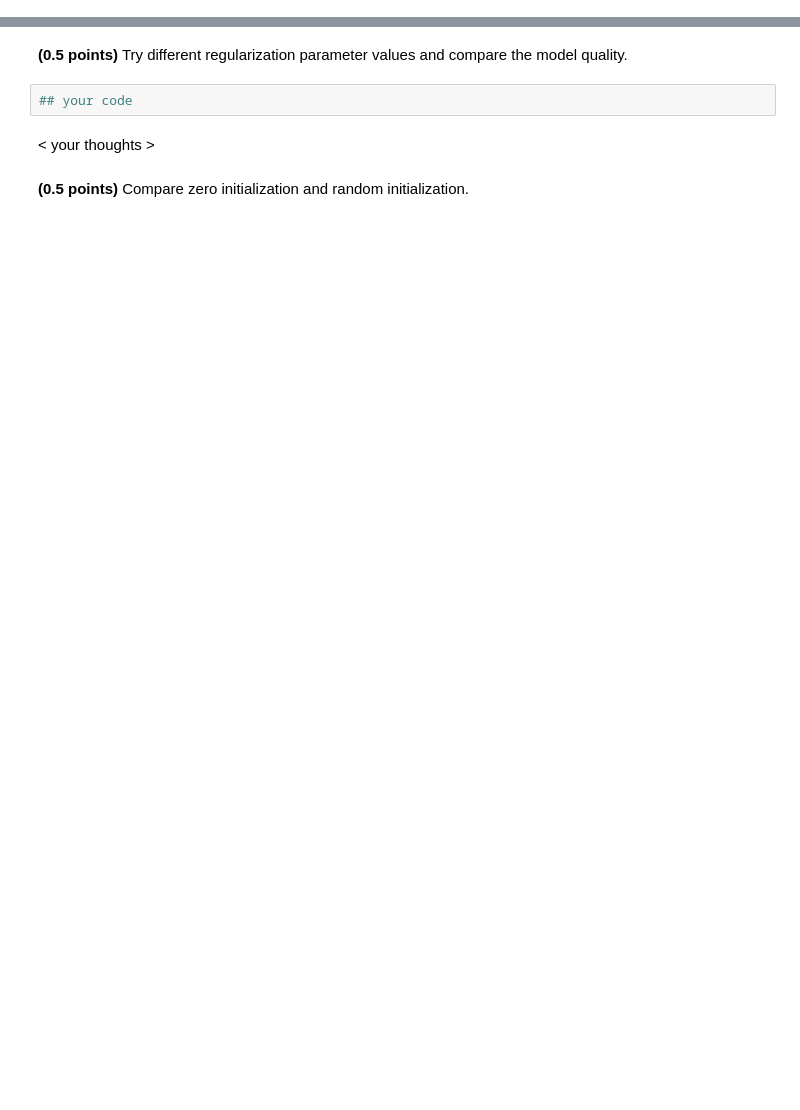
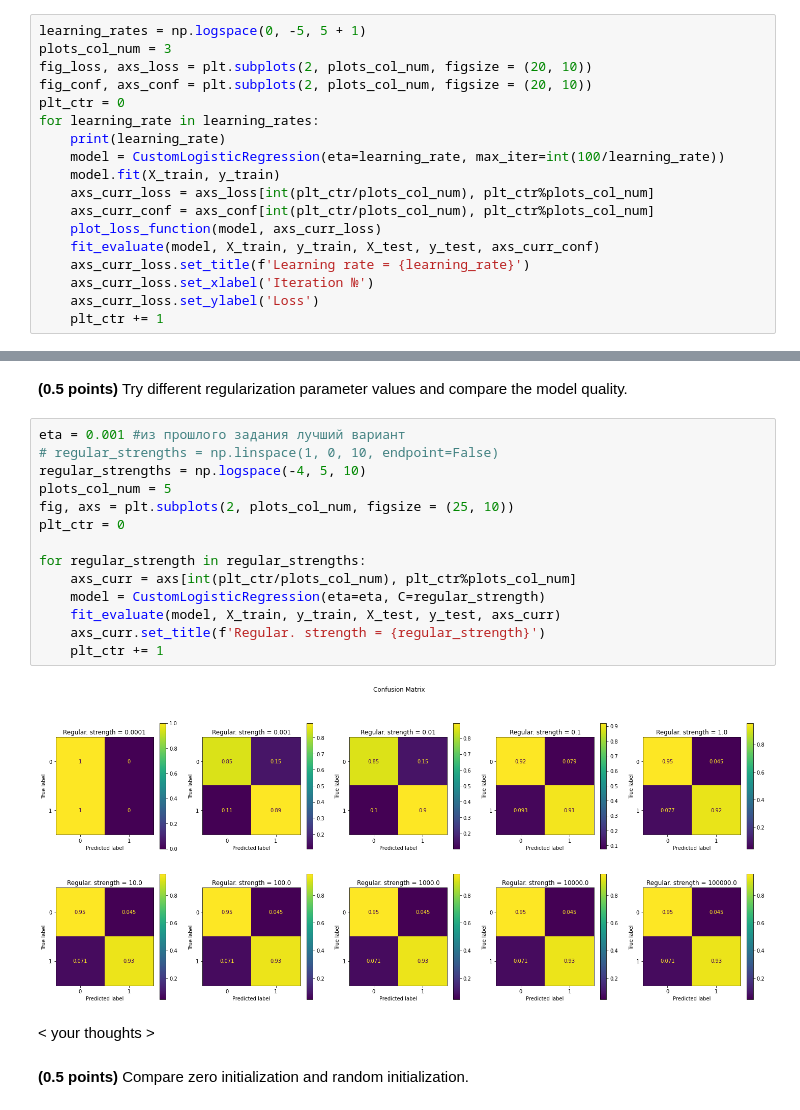
Before and after one commit to zappaz00/5_classification_linear_knn, a Jupyter notebook: hw_classification.ipynb, the cells around one changed output, grey strips where cells are left out. Saved outputs shown, nothing was run; the diff lists cells and outputs as text; blank space fills up the shorter version.

```diff
--- a/hw_classification.ipynb
+++ b/hw_classification.ipynb
@@ -193,0 +210,18 @@ assert min(train_acc, test_acc) > 0.9
+# %%
+learning_rates = np.logspace(0, -5, 5 + 1)
+plots_col_num = 3
+fig_loss, axs_loss = plt.subplots(2, plots_col_num, figsize = (20, 10))
+fig_conf, axs_conf = plt.subplots(2, plots_col_num, figsize = (20, 10))
+plt_ctr = 0
+for learning_rate in learning_rates:
+    print(learning_rate)
+    model = CustomLogisticRegression(eta=learning_rate, max_iter=int(100/learning_rate))
+    model.fit(X_train, y_train)
+    axs_curr_loss = axs_loss[int(plt_ctr/plots_col_num), plt_ctr%plots_col_num]
+    axs_curr_conf = axs_conf[int(plt_ctr/plots_col_num), plt_ctr%plots_col_num]
+    plot_loss_function(model, axs_curr_loss)
+    fit_evaluate(model, X_train, y_train, X_test, y_test, axs_curr_conf)
+    axs_curr_loss.set_title(f'Learning rate = {learning_rate}')
+    axs_curr_loss.set_xlabel('Iteration №')
+    axs_curr_loss.set_ylabel('Loss')
+    plt_ctr += 1
@@ -194,7 +254,21 @@ assert min(train_acc, test_acc) > 0.9
 # %% [markdown]
 **(0.5 points)** Try different regularization parameter values and compare the model quality.
-# %%
-## your code
+# %%
+eta = 0.001 #из прошлого задания лучший вариант
+# regular_strengths = np.linspace(1, 0, 10, endpoint=False)
+regular_strengths = np.logspace(-4, 5, 10)
+plots_col_num = 5
+fig, axs = plt.subplots(2, plots_col_num, figsize = (25, 10))
+plt_ctr = 0
+
+for regular_strength in regular_strengths:
+    axs_curr = axs[int(plt_ctr/plots_col_num), plt_ctr%plots_col_num]
+    model = CustomLogisticRegression(eta=eta, C=regular_strength)
+    fit_evaluate(model, X_train, y_train, X_test, y_test, axs_curr)
+    axs_curr.set_title(f'Regular. strength = {regular_strength}')
+    plt_ctr += 1
+# %% [output]
+[figure, added]
 # %% [markdown]
 < your thoughts >
 # %% [markdown]
```
Also changed, not shown: parts of 15 cells of this notebook, 3 other files.
